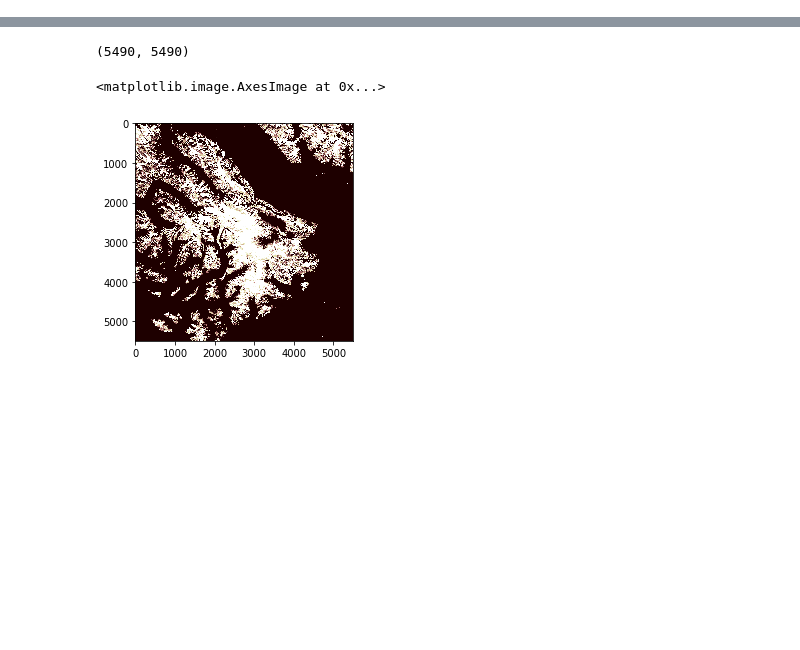
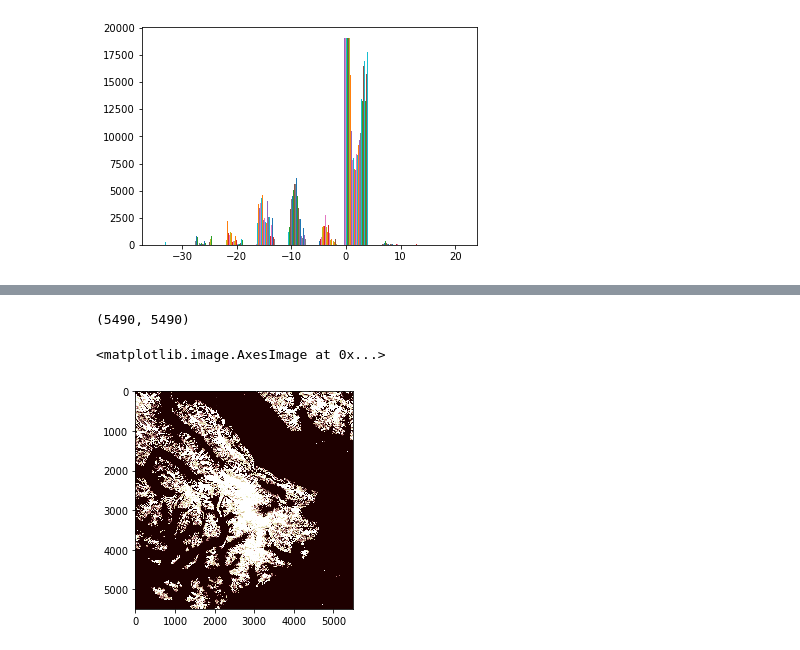
Before and after one commit to gwib/s1DataAndProcess, a Jupyter notebook: rasterOperations.ipynb, the cells around one changed output, grey strips where cells are left out. Cells and saved outputs as stored; diff of their text form; code cells hidden in the pictures; blank space fills up the shorter version.

```diff
--- a/rasterOperations.ipynb
+++ b/rasterOperations.ipynb
@@ -5,0 +32,6 @@ import rasterio.plot as rioPlt
+# %%
+# plot histogram for pol
+plt.hist(array_firstBand)
+plt.show()
+# %% [output]
+[figure, added]
```
Also changed, not shown: parts of 19 cells of this notebook, 2 other files.
